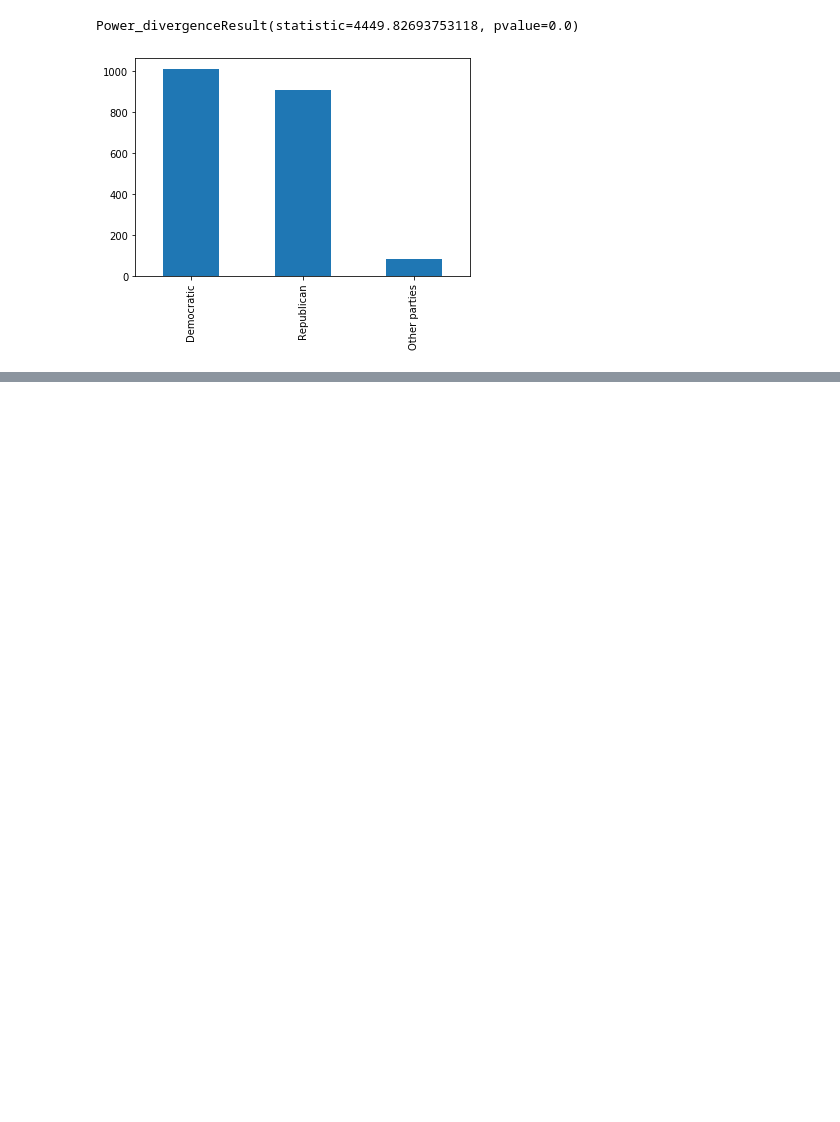
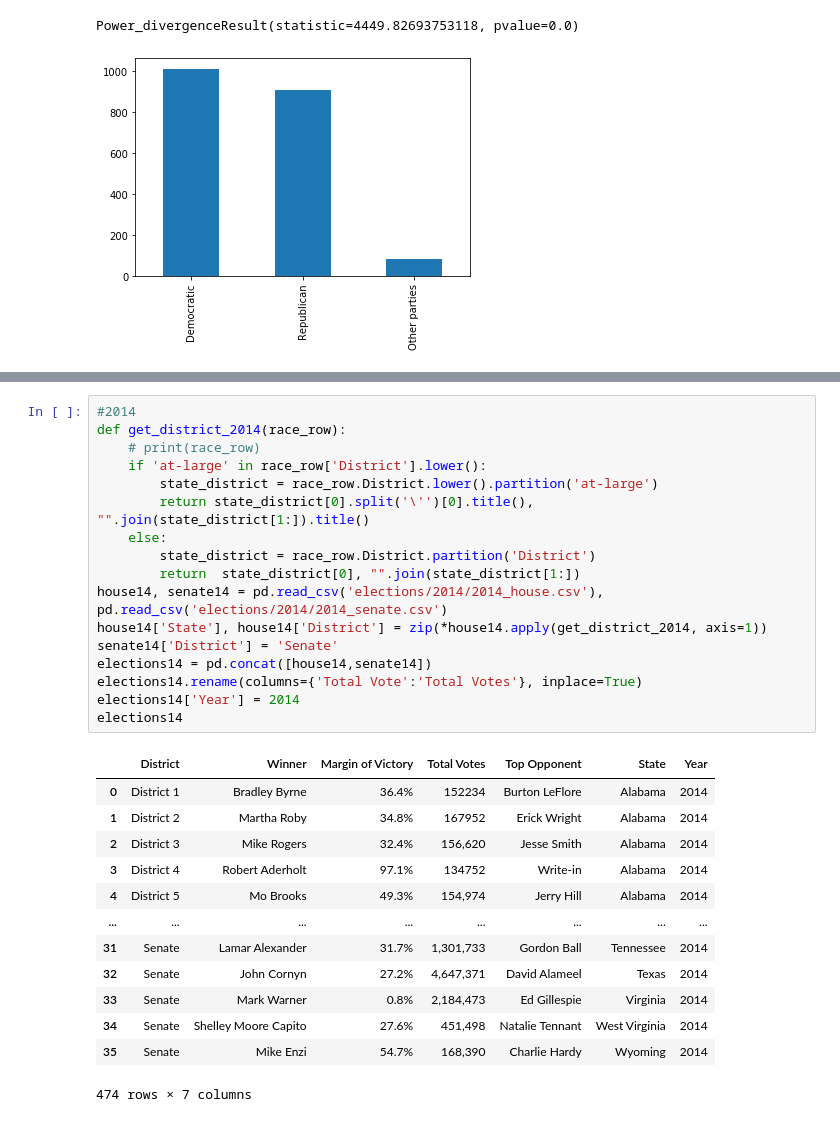
Before and after one commit to wmceachen/tweetVotes, a Jupyter notebook: cleaning.ipynb, the cells around one changed output, grey strips where cells are left out. Saved outputs shown, nothing was run; the diff lists cells and outputs as text; blank space fills up the shorter version.

```diff
--- a/cleaning.ipynb
+++ b/cleaning.ipynb
@@ -60,0 +109,31 @@ Power_divergenceResult(statistic=4449.82693753118, pvalue=0.0)
+# %%
+#2014
+def get_district_2014(race_row):
+    # print(race_row)
+    if 'at-large' in race_row['District'].lower():
+        state_district = race_row.District.lower().partition('at-large')
+        return state_district[0].split('\'')[0].title(), "".join(state_district[1:]).title()
+    else:
+        state_district = race_row.District.partition('District')
+        return  state_district[0], "".join(state_district[1:])
+house14, senate14 = pd.read_csv('elections/2014/2014_house.csv'), pd.read_csv('elections/2014/2014_senate.csv')
+house14['State'], house14['District'] = zip(*house14.apply(get_district_2014, axis=1))
+senate14['District'] = 'Senate'
+elections14 = pd.concat([house14,senate14])
+elections14.rename(columns={'Total Vote':'Total Votes'}, inplace=True)
+elections14['Year'] = 2014
+elections14
+# %% [output]
+|  | District | Winner | Margin of Victory | Total Votes | Top Opponent | State | Year |
+| 0 | District 1 | Bradley Byrne | 36.4% | 152234 | Burton LeFlore | Alabama | 2014 |
+| 1 | District 2 | Martha Roby | 34.8% | 167952 | Erick Wright | Alabama | 2014 |
+| 2 | District 3 | Mike Rogers | 32.4% | 156,620 | Jesse Smith | Alabama | 2014 |
+| 3 | District 4 | Robert Aderholt | 97.1% | 134752 | Write-in | Alabama | 2014 |
+| 4 | District 5 | Mo Brooks | 49.3% | 154,974 | Jerry Hill | Alabama | 2014 |
+| ... | ... | ... | ... | ... | ... | ... | ... |
+| 31 | Senate | Lamar Alexander | 31.7% | 1,301,733 | Gordon Ball | Tennessee | 2014 |
+| 32 | Senate | John Cornyn | 27.2% | 4,647,371 | David Alameel | Texas | 2014 |
+| 33 | Senate | Mark Warner | 0.8% | 2,184,473 | Ed Gillespie | Virginia | 2014 |
+| 34 | Senate | Shelley Moore Capito | 27.6% | 451,498 | Natalie Tennant | West Virginia | 2014 |
+| 35 | Senate | Mike Enzi | 54.7% | 168,390 | Charlie Hardy | Wyoming | 2014 |
+474 rows × 7 columns
```
Also changed, not shown: parts of 9 cells of this notebook.
